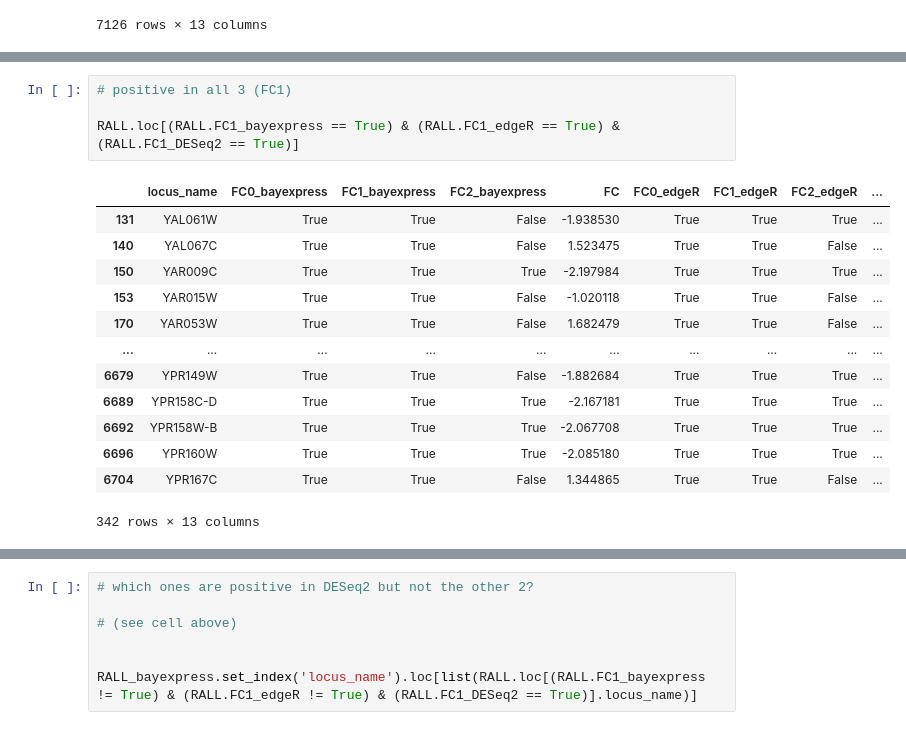
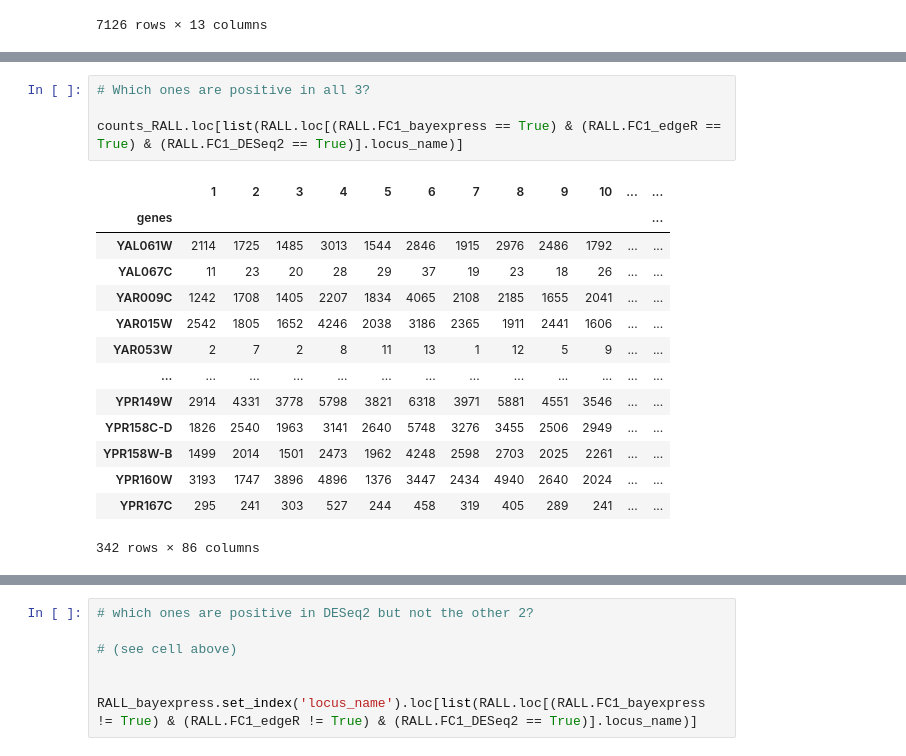
Before and after one commit to Morris-Research-Group/BDGE, a Jupyter notebook: package_comparison_RALL.ipynb, the cells around one changed output, grey strips where cells are left out. Drawn from its saved outputs; the diff is of its cells as text.

```diff
--- a/package_comparison_RALL.ipynb
+++ b/package_comparison_RALL.ipynb
@@ -143,19 +305,20 @@ counts_RALL = pd.read_csv('RALL.csv').set_index('genes')
 # %%
-# positive in all 3 (FC1)
+# Which ones are positive in all 3?
 
-RALL.loc[(RALL.FC1_bayexpress == True) & (RALL.FC1_edgeR == True) & (RALL.FC1_DESeq2 == True)]
+counts_RALL.loc[list(RALL.loc[(RALL.FC1_bayexpress == True) & (RALL.FC1_edgeR == True) & (RALL.FC1_DESeq2 == True)].locus_name)]
 # %% [output]
-|  | locus_name | FC0_bayexpress | FC1_bayexpress | FC2_bayexpress | FC | FC0_edgeR | FC1_edgeR | FC2_edgeR | ... |
-| 131 | YAL061W | True | True | False | -1.938530 | True | True | True | ... |
-| 140 | YAL067C | True | True | False | 1.523475 | True | True | False | ... |
-| 150 | YAR009C | True | True | True | -2.197984 | True | True | True | ... |
-| 153 | YAR015W | True | True | False | -1.020118 | True | True | False | ... |
-| 170 | YAR053W | True | True | False | 1.682479 | True | True | False | ... |
-| ... | ... | ... | ... | ... | ... | ... | ... | ... | ... |
-| 6679 | YPR149W | True | True | False | -1.882684 | True | True | True | ... |
-| 6689 | YPR158C-D | True | True | True | -2.167181 | True | True | True | ... |
-| 6692 | YPR158W-B | True | True | True | -2.067708 | True | True | True | ... |
-| 6696 | YPR160W | True | True | True | -2.085180 | True | True | True | ... |
-| 6704 | YPR167C | True | True | False | 1.344865 | True | True | False | ... |
+|  | 1 | 2 | 3 | 4 | 5 | 6 | 7 | 8 | 9 | 10 | ... | ... |
+| genes |  |  |  |  |  |  |  |  |  |  |  | ... |
+| YAL061W | 2114 | 1725 | 1485 | 3013 | 1544 | 2846 | 1915 | 2976 | 2486 | 1792 | ... | ... |
+| YAL067C | 11 | 23 | 20 | 28 | 29 | 37 | 19 | 23 | 18 | 26 | ... | ... |
+| YAR009C | 1242 | 1708 | 1405 | 2207 | 1834 | 4065 | 2108 | 2185 | 1655 | 2041 | ... | ... |
+| YAR015W | 2542 | 1805 | 1652 | 4246 | 2038 | 3186 | 2365 | 1911 | 2441 | 1606 | ... | ... |
+| YAR053W | 2 | 7 | 2 | 8 | 11 | 13 | 1 | 12 | 5 | 9 | ... | ... |
+| ... | ... | ... | ... | ... | ... | ... | ... | ... | ... | ... | ... | ... |
+| YPR149W | 2914 | 4331 | 3778 | 5798 | 3821 | 6318 | 3971 | 5881 | 4551 | 3546 | ... | ... |
+| YPR158C-D | 1826 | 2540 | 1963 | 3141 | 2640 | 5748 | 3276 | 3455 | 2506 | 2949 | ... | ... |
+| YPR158W-B | 1499 | 2014 | 1501 | 2473 | 1962 | 4248 | 2598 | 2703 | 2025 | 2261 | ... | ... |
+| YPR160W | 3193 | 1747 | 3896 | 4896 | 1376 | 3447 | 2434 | 4940 | 2640 | 2024 | ... | ... |
+| YPR167C | 295 | 241 | 303 | 527 | 244 | 458 | 319 | 405 | 289 | 241 | ... | ... |
-342 rows × 13 columns
+342 rows × 86 columns
 # %%
```
Also changed, not shown: parts of 21 cells of this notebook, 2 other files.
